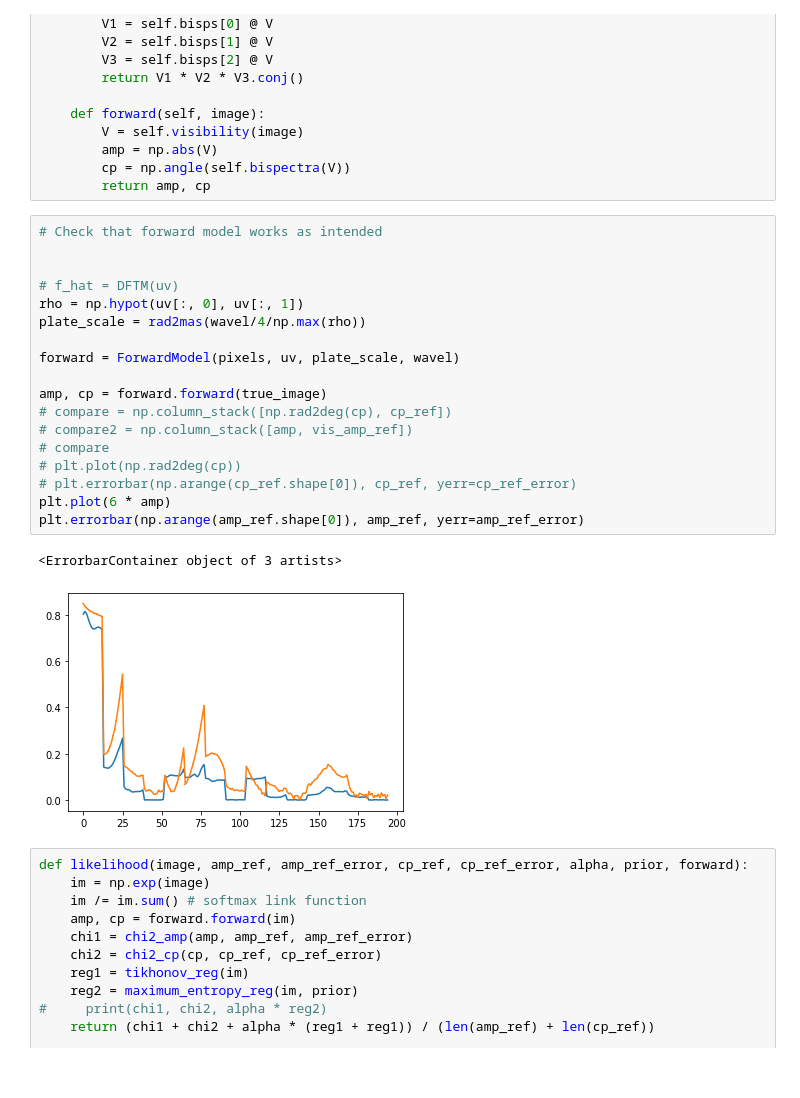
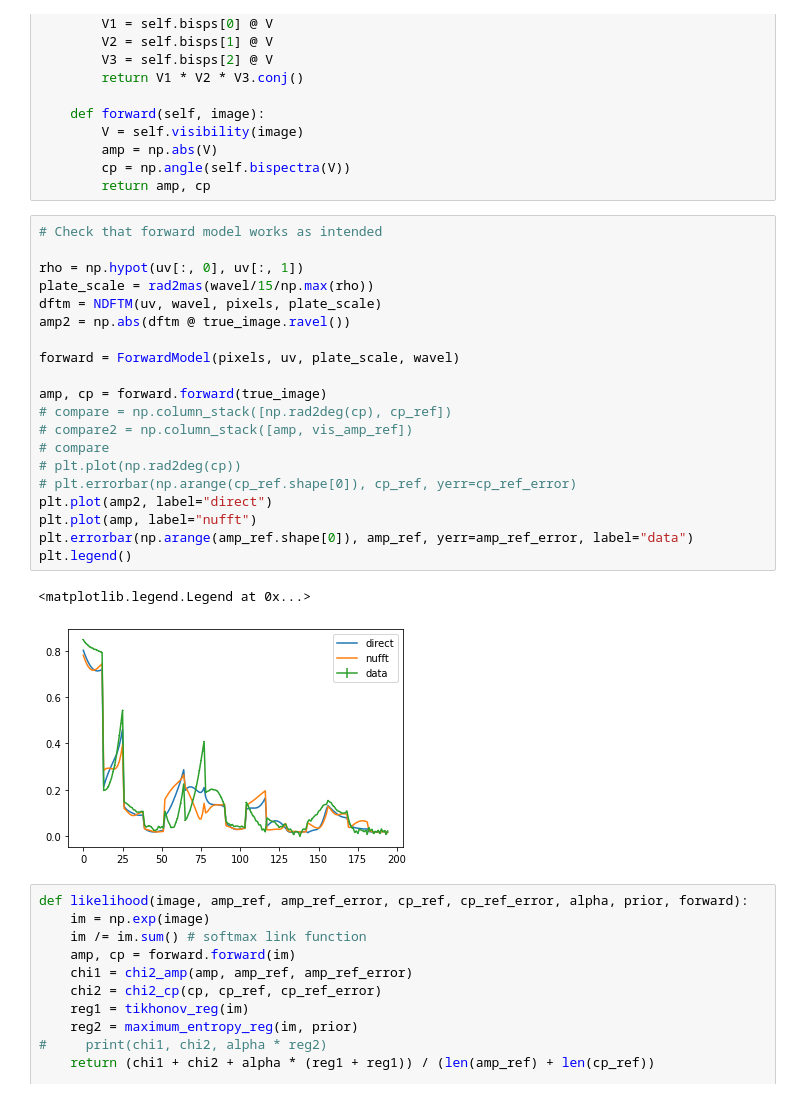
Before and after one commit to AlexandreAdam/ExoRIM, a Jupyter notebook: notebooks/IRBis.ipynb, the cells around one changed output. Cells and saved outputs as stored; diff of their text form.

```diff
--- a/notebooks/IRBis.ipynb
+++ b/notebooks/IRBis.ipynb
@@ -191,24 +182,26 @@ class ForwardModel:
 # %%
 # Check that forward model works as intended
 
-
-# f_hat = DFTM(uv)
 rho = np.hypot(uv[:, 0], uv[:, 1])
-plate_scale = rad2mas(wavel/4/np.max(rho))
+plate_scale = rad2mas(wavel/15/np.max(rho))
+dftm = NDFTM(uv, wavel, pixels, plate_scale)
+amp2 = np.abs(dftm @ true_image.ravel())
 
 forward = ForwardModel(pixels, uv, plate_scale, wavel)
 
 amp, cp = forward.forward(true_image)
 # compare = np.column_stack([np.rad2deg(cp), cp_ref])
 # compare2 = np.column_stack([amp, vis_amp_ref])
 # compare
 # plt.plot(np.rad2deg(cp))
 # plt.errorbar(np.arange(cp_ref.shape[0]), cp_ref, yerr=cp_ref_error)
-plt.plot(6 * amp)
-plt.errorbar(np.arange(amp_ref.shape[0]), amp_ref, yerr=amp_ref_error)
+plt.plot(amp2, label="direct")
+plt.plot(amp, label="nufft")
+plt.errorbar(np.arange(amp_ref.shape[0]), amp_ref, yerr=amp_ref_error, label="data")
+plt.legend()
 # %% [output]
-<ErrorbarContainer object of 3 artists>
+<matplotlib.legend.Legend at 0x...>
-[figure, old version]
+[figure, new version]
 # %%
 def likelihood(image, amp_ref, amp_ref_error, cp_ref, cp_ref_error, alpha, prior, forward):
     im = np.exp(image)
```
Also changed, not shown: parts of 5 cells of this notebook, 5 other files.
